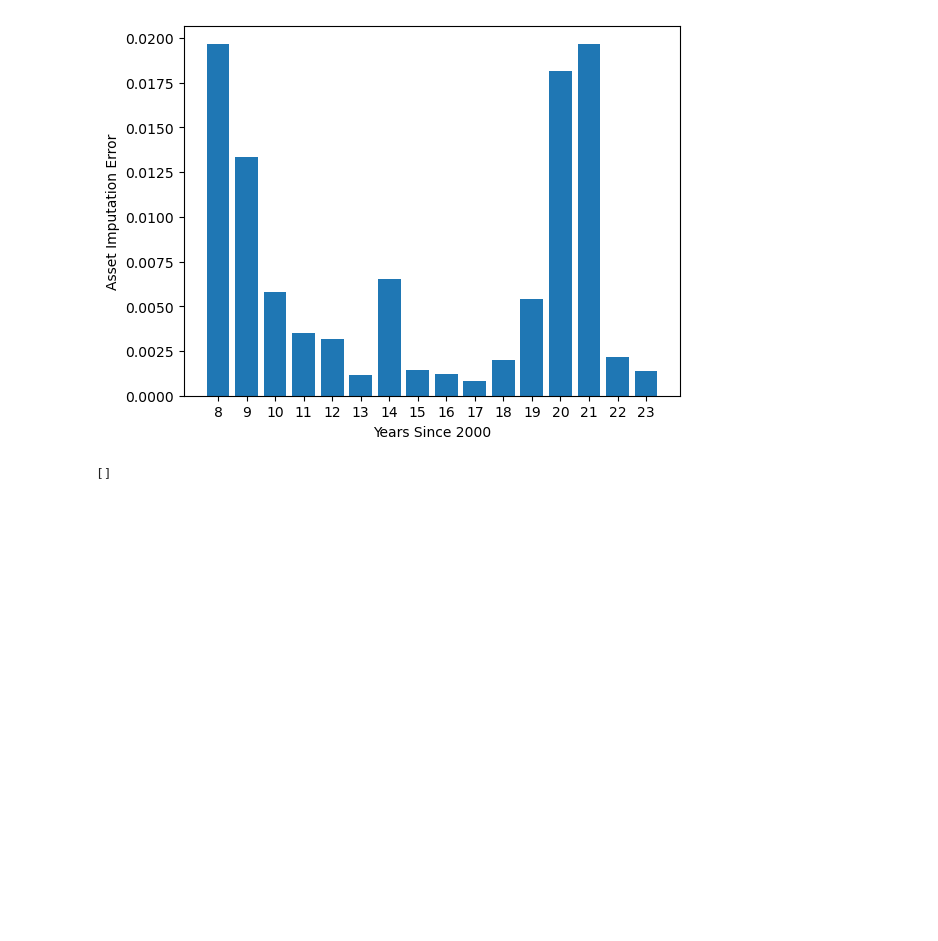
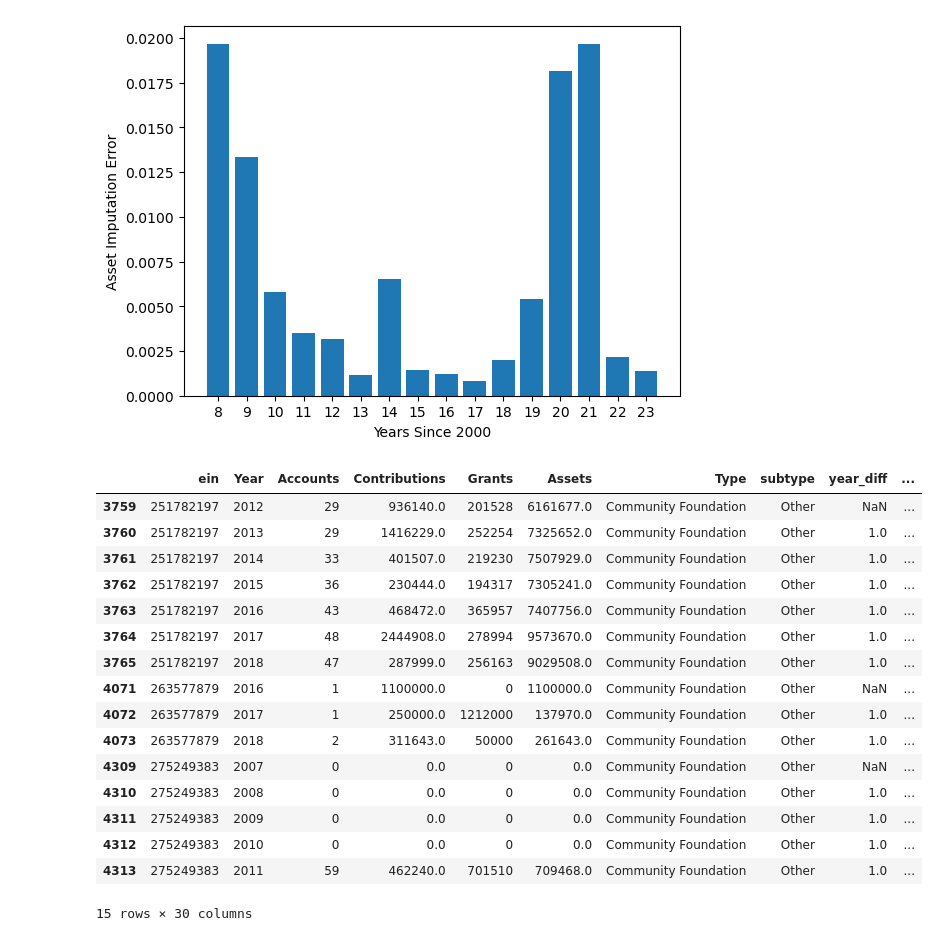
Before and after one commit to nichmars/Test, a Jupyter notebook: Weighted_Average_Year_Based_Error.ipynb, the cells around one changed output. Saved outputs shown, nothing was run; the diff lists cells and outputs as text; code cells hidden in the pictures; blank space fills up the shorter version.

```diff
--- a/Weighted_Average_Year_Based_Error.ipynb
+++ b/Weighted_Average_Year_Based_Error.ipynb
@@ -169,8 +169,24 @@ plt.show()
 [figure]
 [figure]
 [figure]
-# %%
-list(sgroups.groups.keys())
-# %% [output]
-[]
+# %%
+community_df[community_df["subtype"] == "Other"]
+# %% [output]
+|  | ein | Year | Accounts | Contributions | Grants | Assets | Type | subtype | year_diff | ... |
+| 3759 | 251782197 | 2012 | 29 | 936140.0 | 201528 | 6161677.0 | Community Foundation | Other | NaN | ... |
+| 3760 | 251782197 | 2013 | 29 | 1416229.0 | 252254 | 7325652.0 | Community Foundation | Other | 1.0 | ... |
+| 3761 | 251782197 | 2014 | 33 | 401507.0 | 219230 | 7507929.0 | Community Foundation | Other | 1.0 | ... |
+| 3762 | 251782197 | 2015 | 36 | 230444.0 | 194317 | 7305241.0 | Community Foundation | Other | 1.0 | ... |
+| 3763 | 251782197 | 2016 | 43 | 468472.0 | 365957 | 7407756.0 | Community Foundation | Other | 1.0 | ... |
+| 3764 | 251782197 | 2017 | 48 | 2444908.0 | 278994 | 9573670.0 | Community Foundation | Other | 1.0 | ... |
+| 3765 | 251782197 | 2018 | 47 | 287999.0 | 256163 | 9029508.0 | Community Foundation | Other | 1.0 | ... |
+| 4071 | 263577879 | 2016 | 1 | 1100000.0 | 0 | 1100000.0 | Community Foundation | Other | NaN | ... |
+| 4072 | 263577879 | 2017 | 1 | 250000.0 | 1212000 | 137970.0 | Community Foundation | Other | 1.0 | ... |
+| 4073 | 263577879 | 2018 | 2 | 311643.0 | 50000 | 261643.0 | Community Foundation | Other | 1.0 | ... |
+| 4309 | 275249383 | 2007 | 0 | 0.0 | 0 | 0.0 | Community Foundation | Other | NaN | ... |
+| 4310 | 275249383 | 2008 | 0 | 0.0 | 0 | 0.0 | Community Foundation | Other | 1.0 | ... |
+| 4311 | 275249383 | 2009 | 0 | 0.0 | 0 | 0.0 | Community Foundation | Other | 1.0 | ... |
+| 4312 | 275249383 | 2010 | 0 | 0.0 | 0 | 0.0 | Community Foundation | Other | 1.0 | ... |
+| 4313 | 275249383 | 2011 | 59 | 462240.0 | 701510 | 709468.0 | Community Foundation | Other | 1.0 | ... |
+15 rows × 30 columns
 # %%
```
Also changed, not shown: parts of 1 cell of this notebook.
